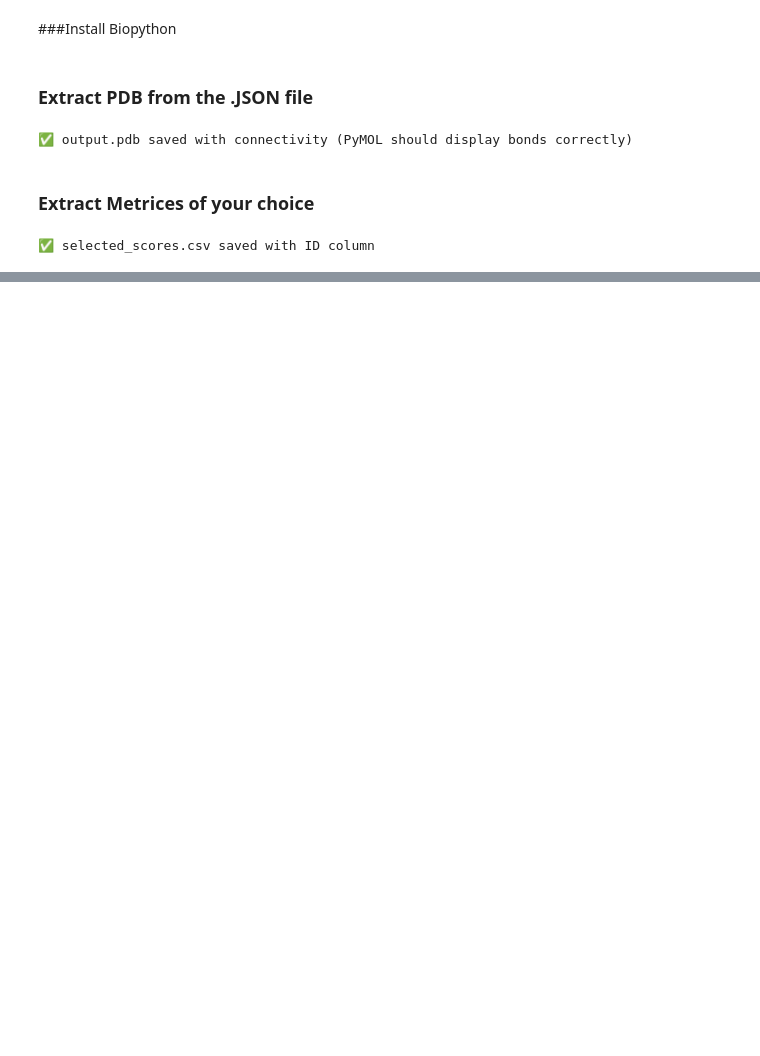
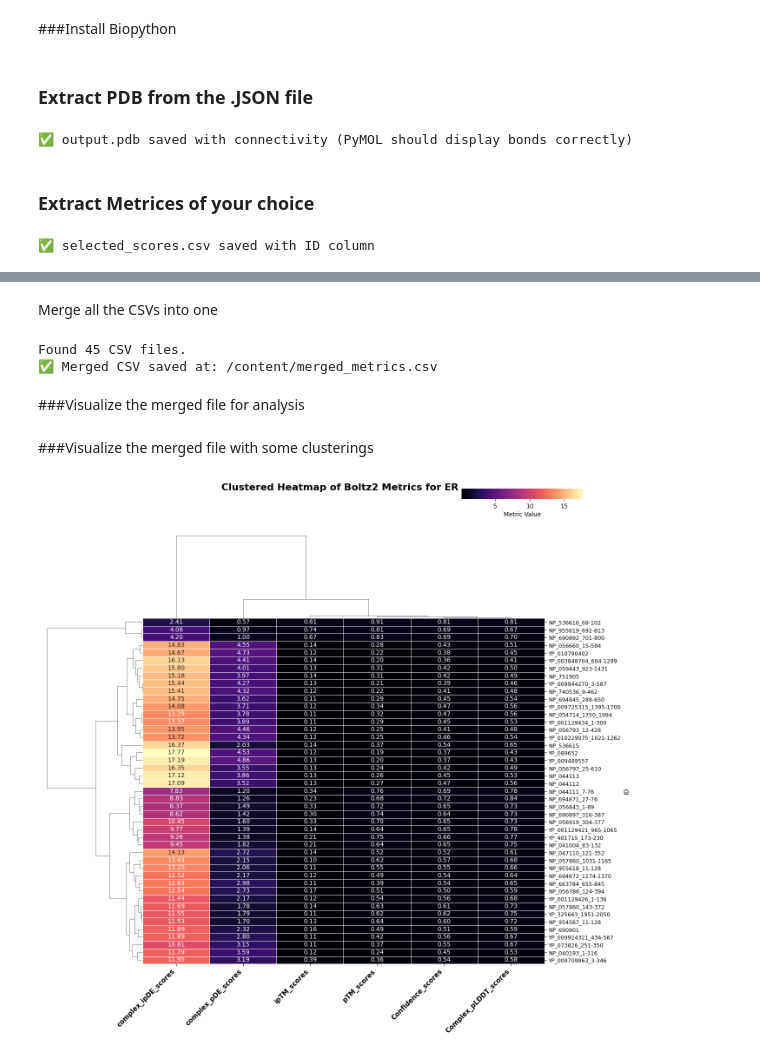
Before and after one commit to Ash100/Minor, a Jupyter notebook: Treating_JSON_file.ipynb, the cells around one changed output, grey strips where cells are left out. Cells and saved outputs as stored; diff of their text form; code cells hidden in the pictures; blank space fills up the shorter version.

```diff
--- a/Treating_JSON_file.ipynb
+++ b/Treating_JSON_file.ipynb
@@ -75,0 +104,34 @@ print("✅ selected_scores.csv saved with ID column")
+# %% [markdown]
+Merge all the CSVs into one
+# %%
+import pandas as pd
+import glob
+import os
+
+# --- STEP 1: Point to the folder where you uploaded all CSV files ---
+csv_folder = "/content"
+
+# --- STEP 2: Collect all CSV files ---
+all_files = glob.glob(os.path.join(csv_folder, "*.csv"))
+
+print(f"Found {len(all_files)} CSV files.")
+
+# --- STEP 3: Read and merge ---
+dfs = []
+for file in all_files:
+    df = pd.read_csv(file)
+    df["Source_File"] = os.path.basename(file)  # keep track of origin file
+    dfs.append(df)
+
+merged_df = pd.concat(dfs, ignore_index=True)
+
+# --- STEP 4: Save merged file ---
+output_file = "/content/merged_metrics.csv"
+merged_df.to_csv(output_file, index=False)
+
+print(f"✅ Merged CSV saved at: {output_file}")
+# %% [output]
+Found 45 CSV files.
+✅ Merged CSV saved at: /content/merged_metrics.csv
+# %% [markdown]
+###Visualize the merged file for analysis
@@ -75,0 +167,35 @@ print("✅ selected_scores.csv saved with ID column")
+# %% [markdown]
+###Visualize the merged file with some clusterings
+# %%
+import seaborn as sns
+import matplotlib.pyplot as plt
+
+# Clustered heatmap with colorbar repositioned
+g = sns.clustermap(metrics_df,
+                   cmap="magma",
+                   annot=True,
+                   fmt=".2f",
+                   linewidths=0.5,
+                   linecolor="white",
+                   figsize=(14, 12),
+                   cbar_pos=(0.7, 1.05, 0.2, 0.02),  # (x, y, width, height)
+                   cbar_kws={'orientation': 'horizontal', 'label': 'Metric Value'})
+
+# Format X-axis labels (metrics)
+plt.setp(g.ax_heatmap.get_xticklabels(),
+         rotation=45, ha="right", fontsize=11, fontweight="bold")
+
+# Format Y-axis labels (IDs)
+plt.setp(g.ax_heatmap.get_yticklabels(),
+         rotation=0, fontsize=9)
+
+# Add title
+g.fig.suptitle("Clustered Heatmap of Boltz2 Metrics for ER",
+               fontsize=16, weight="bold", y=1.08)
+
+# --- Save figure at 800 dpi ---
+g.fig.savefig("/content/boltz2_heatmap.png", dpi=800, bbox_inches="tight")
+
+plt.show()
+# %% [output]
+[figure, added]
```
Also changed, not shown: parts of 5 cells of this notebook.
